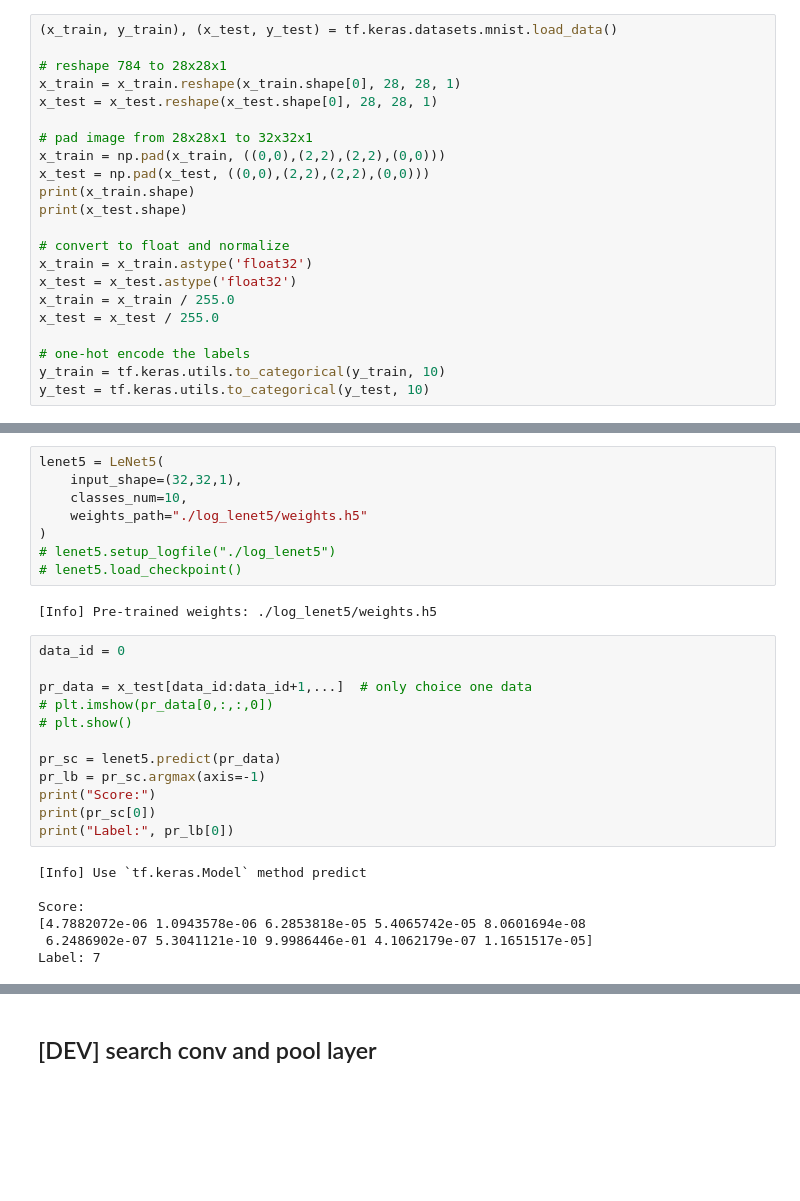
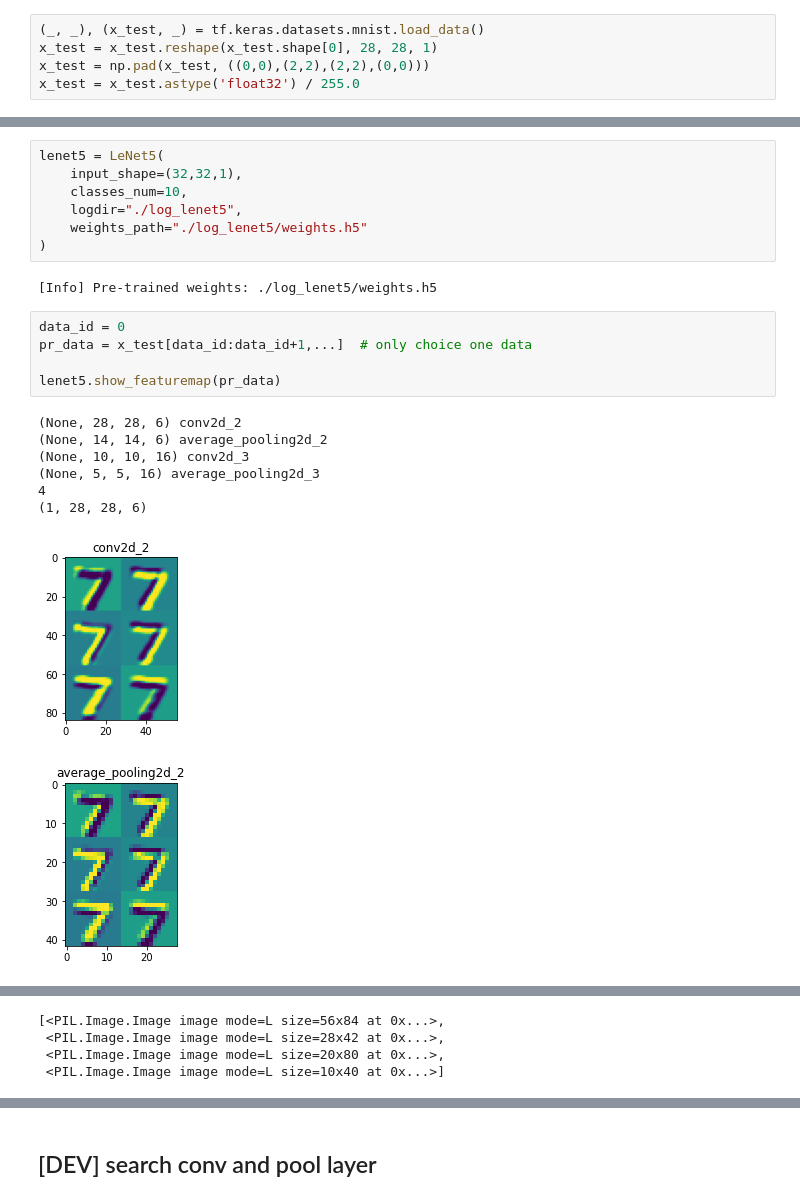
Before and after one commit to jacky10001/tf2-mycnn, a Jupyter notebook: dev_vis_featuremap.ipynb, the cells around one changed output, grey strips where cells are left out. Drawn from its saved outputs; the diff is of its cells as text; blank space fills up the shorter version.

Commit message:
`KerasModel` 增加特徵圖輸出

```diff
--- a/dev_vis_featuremap.ipynb
+++ b/dev_vis_featuremap.ipynb
@@ -6,24 +6,7 @@ import tensorflow as tf
 from tensorflow.keras import models
 from mycnn import LeNet5
 # %%
-(x_train, y_train), (x_test, y_test) = tf.keras.datasets.mnist.load_data()
-
-# reshape 784 to 28x28x1
-x_train = x_train.reshape(x_train.shape[0], 28, 28, 1)
+(_, _), (x_test, _) = tf.keras.datasets.mnist.load_data()
 x_test = x_test.reshape(x_test.shape[0], 28, 28, 1)
-
-# pad image from 28x28x1 to 32x32x1
-x_train = np.pad(x_train, ((0,0),(2,2),(2,2),(0,0)))
 x_test = np.pad(x_test, ((0,0),(2,2),(2,2),(0,0)))
-print(x_train.shape)
-print(x_test.shape)
-
-# convert to float and normalize
-x_train = x_train.astype('float32')
-x_test = x_test.astype('float32')
-x_train = x_train / 255.0
-x_test = x_test / 255.0
-
-# one-hot encode the labels
-y_train = tf.keras.utils.to_categorical(y_train, 10)
-y_test = tf.keras.utils.to_categorical(y_test, 10)
+x_test = x_test.astype('float32') / 255.0
@@ -34,28 +14,22 @@ y_test = tf.keras.utils.to_categorical(y_test, 10)
 lenet5 = LeNet5(
     input_shape=(32,32,1),
     classes_num=10,
+    logdir="./log_lenet5",
     weights_path="./log_lenet5/weights.h5"
 )
-# lenet5.setup_logfile("./log_lenet5")
-# lenet5.load_checkpoint()
 # %% [output]
 [Info] Pre-trained weights: ./log_lenet5/weights.h5
 # %%
 data_id = 0
+pr_data = x_test[data_id:data_id+1,...]  # only choice one data
 
-pr_data = x_test[data_id:data_id+1,...]  # only choice one data
-# plt.imshow(pr_data[0,:,:,0])
-# plt.show()
-
-pr_sc = lenet5.predict(pr_data)
-pr_lb = pr_sc.argmax(axis=-1)
-print("Score:")
-print(pr_sc[0])
-print("Label:", pr_lb[0])
+lenet5.show_featuremap(pr_data)
 # %% [output]
-[Info] Use `tf.keras.Model` method predict
-
-Score:
-[4.7882072e-06 1.0943578e-06 6.2853818e-05 5.4065742e-05 8.0601694e-08
- 6.2486902e-07 5.3041121e-10 9.9986446e-01 4.1062179e-07 1.1651517e-05]
-Label: 7
+(None, 28, 28, 6) conv2d_2
+(None, 14, 14, 6) average_pooling2d_2
+(None, 10, 10, 16) conv2d_3
+(None, 5, 5, 16) average_pooling2d_3
+4
+(1, 28, 28, 6)
+[figure, added]
+[figure, added]
@@ -62 +38,5 @@ Label: 7
+[<PIL.Image.Image image mode=L size=56x84 at 0x...>,
+ <PIL.Image.Image image mode=L size=28x42 at 0x...>,
+ <PIL.Image.Image image mode=L size=20x80 at 0x...>,
+ <PIL.Image.Image image mode=L size=10x40 at 0x...>]
 # %%
```
Also changed, not shown: parts of 7 cells of this notebook, 2 other files.
